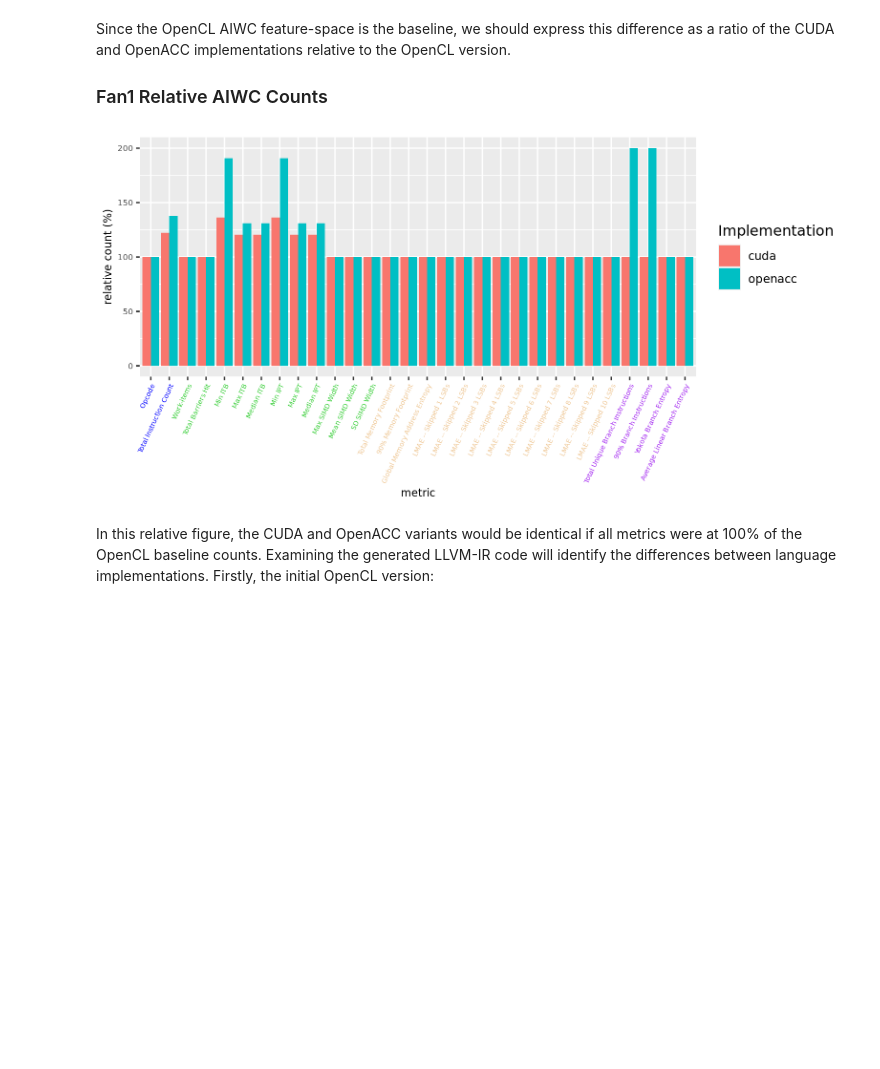
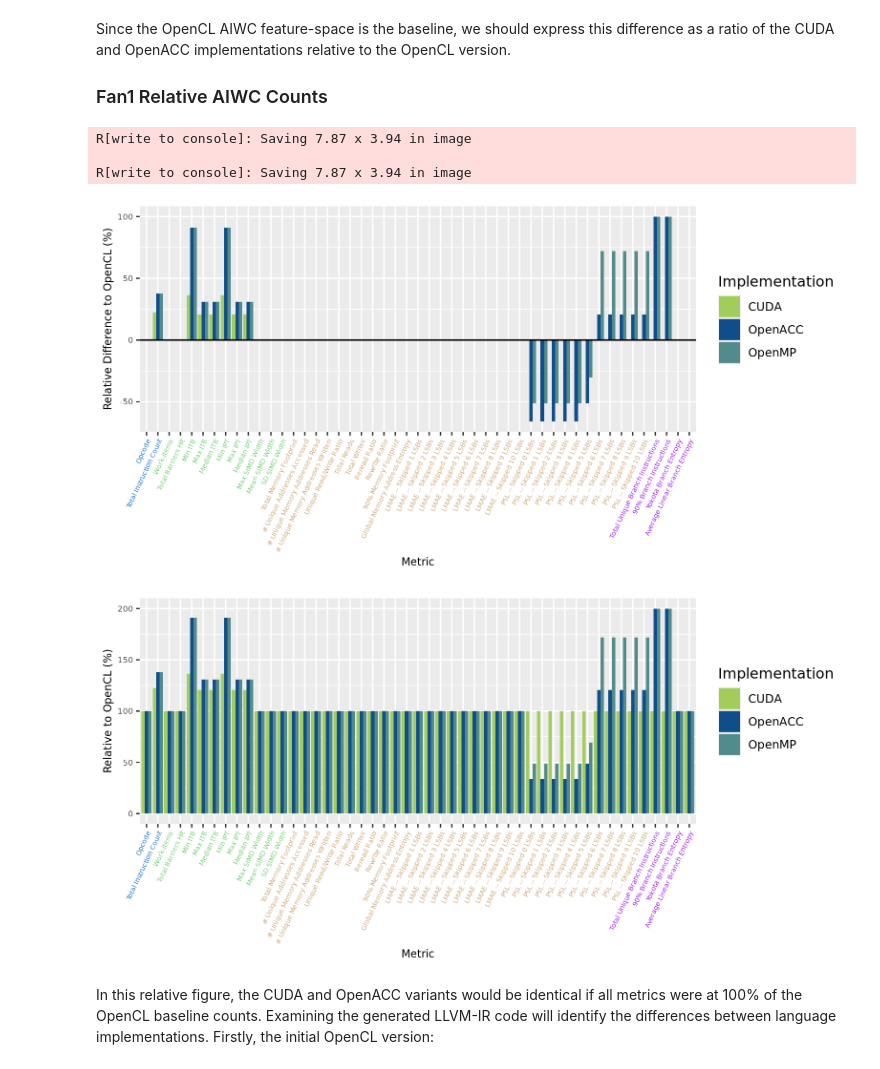
Before and after one commit to ANU-HPC/aiwc-for-the-masses, a Jupyter notebook: codes/AIWC-metric-comparison-of-Cuda-OpenACC-and-OpenCL.ipynb, the cells around one changed output. Drawn from its saved outputs; the diff is of its cells as text; code cells hidden in the pictures; blank space fills up the shorter version.

```diff
--- a/codes/AIWC-metric-comparison-of-Cuda-OpenACC-and-OpenCL.ipynb
+++ b/codes/AIWC-metric-comparison-of-Cuda-OpenACC-and-OpenCL.ipynb
@@ -67,14 +67,16 @@ The reasons for these differences are explained by inspecting the LLVM intermedi
 cud <- read.csv('./gaussian_results/cuda/aiwc__Z4Fan1PfS_ii_0.csv')
 ocl <- read.csv('./gaussian_results/opencl/aiwc_Fan1_0.csv')
 acc <- read.csv('./gaussian_results/openacc/aiwc_Fan1_kernel0_0.csv')
+omp <- read.csv('./gaussian_results/openmp/aiwc_Fan1_kernel0_0.csv')
 
 # tag the implementation
 cud$implementation <- "cuda"
 ocl$implementation <- "opencl"
 acc$implementation <- "openacc"
+omp$implementation <- "openmp"
 
 # bring it together
-dat <- rbind(cud,ocl,acc)
+dat <- rbind(cud,ocl,acc,omp)
 
 library('gtools')
 #reorder the metrics according to category
@@ -198,38 +212,74 @@ is.nan.data.frame <- function(x){
 }
 
 #normalize against the OpenCL AIWC metrics...
 dat <- data.frame()
 for (i in unique(fan1_invo0$metric)){
     cud = fan1_invo0[fan1_invo0$metric == i & fan1_invo0$implementation == 'cuda',]
     ocl = fan1_invo0[fan1_invo0$metric == i & fan1_invo0$implementation == 'opencl',]
     acc = fan1_invo0[fan1_invo0$metric == i & fan1_invo0$implementation == 'openacc',]
+    omp = fan1_invo0[fan1_invo0$metric == i & fan1_invo0$implementation == 'openmp',]
+
 
     cud$count = cud$count/ocl$count
     acc$count = acc$count/ocl$count
+    omp$count = omp$count/ocl$count
 
-    dat <- rbind(dat,cud,acc)
+    dat <- rbind(dat,cud,acc,omp)
 }
 
 #some metrics are 0 and divided by zero produce NaNs -- since we want to show that they are both the same when compared to the OpenCL baseline set them to be 1
 dat[is.nan(dat)] <- 1
 
 library('ggplot2')
 library('broman')
+library('patternplot')
+
 # The four categories to assign are: "compute","parallelism","memory","control"
 ordered_categories <- dat[dat$implementation=="cuda",]$category
-category_colours <- switchv(as.character(ordered_categories), "Parallelism" = "limegreen", "Compute" = "blue", "Memory" = "burlywood2", "Control" = "purple", "red")#red is unknown categories
+category_colours <- switchv(as.character(ordered_categories), "Parallelism" = "palegreen3", "Compute" = "dodgerblue3", "Memory" = "burlywood3", "Control" = "purple", "red")#red is unknown categories
+dat[dat$implementation=="cuda",]$implementation <- "CUDA"
+dat[dat$implementation=="openmp",]$implementation <- "OpenMP"
+dat[dat$implementation=="openacc",]$implementation <- "OpenACC"
 
 # plot the differences in AIWC metrics
-p <- ggplot(data=dat, aes(x=metric,y=count*100,fill=implementation)) +
+p <- ggplot(data=dat, aes(x=metric,y=(count*100)-100,fill=implementation)) +
         geom_bar(position="dodge",stat = "identity") +
         theme(axis.text.y = element_text(size = 6),
               axis.text.x = element_text(size = 5,hjust = 1,angle=65,colour=category_colours),
               axis.title.x = element_text(size=8),
               axis.title.y = element_text(size=8)) +
-        labs(y = "relative count (%)",x="metric",fill="Implementation")
+        labs(y = "Relative Difference to OpenCL (%)",x="Metric",fill="Implementation")
+p <- p + scale_fill_manual(values = c("darkolivegreen3", "dodgerblue4","darkslategray4"))
+p <- p + geom_hline(yintercept=0)
 print(p)
+ggsave("figures/fan1_relative_difference.pdf",p)
+
+p <- ggplot(data=dat, aes(x=metric,y=(count*100),fill=implementation)) +
+        geom_bar(position="dodge",stat = "identity") +
+        theme(axis.text.y = element_text(size = 6),
+              axis.text.x = element_text(size = 5,hjust = 1,angle=65,colour=category_colours),
+              axis.title.x = element_text(size=8),
+              axis.title.y = element_text(size=8)) +
+        labs(y = "Relative to OpenCL (%)",x="Metric",fill="Implementation")
+p <- p + scale_fill_manual(values = c("darkolivegreen3", "dodgerblue4","darkslategray4"))
+print(p)
+ggsave("figures/fan1_relative.pdf",p)
+
+#library(patternplot)
+#pattern.type<-c('hdashes', 'vdashes', 'bricks')
+#pattern.color=c('black','white', 'grey20')
+#background.color=c("darkolivegreen3", "dodgerblue4","darkslategray4")
+#density<-c(20, 20, 10)
+#barp2<-patternbar(dat,x=dat$metric,y=dat$count*100,group=dat$implementation,ylab="Implementation", pattern.type=pattern.type,hjust=0.5,
+#           pattern.color=pattern.color, background.color=background.color,pattern.line.size=c(5.5, 1, 4),
+#           frame.color=c('black', 'black', 'black'), density=density)+scale_y_continuous(limits = c(0, 2800))+ggtitle('(B) Colors with Patterns')
+#print(barp2)
 # %% [output]
+R[write to console]: Saving 7.87 x 3.94 in image
+
+R[write to console]: Saving 7.87 x 3.94 in image
-[figure, old version]
+[figure, new version]
+[figure, added]
 # %% [markdown]
 In this relative figure, the CUDA and OpenACC variants would be identical if all metrics were at 100% of the OpenCL baseline counts.
 Examining the generated LLVM-IR code will identify the differences between language implementations.
```
Also changed, not shown: parts of 31 cells of this notebook, 27 other files.
